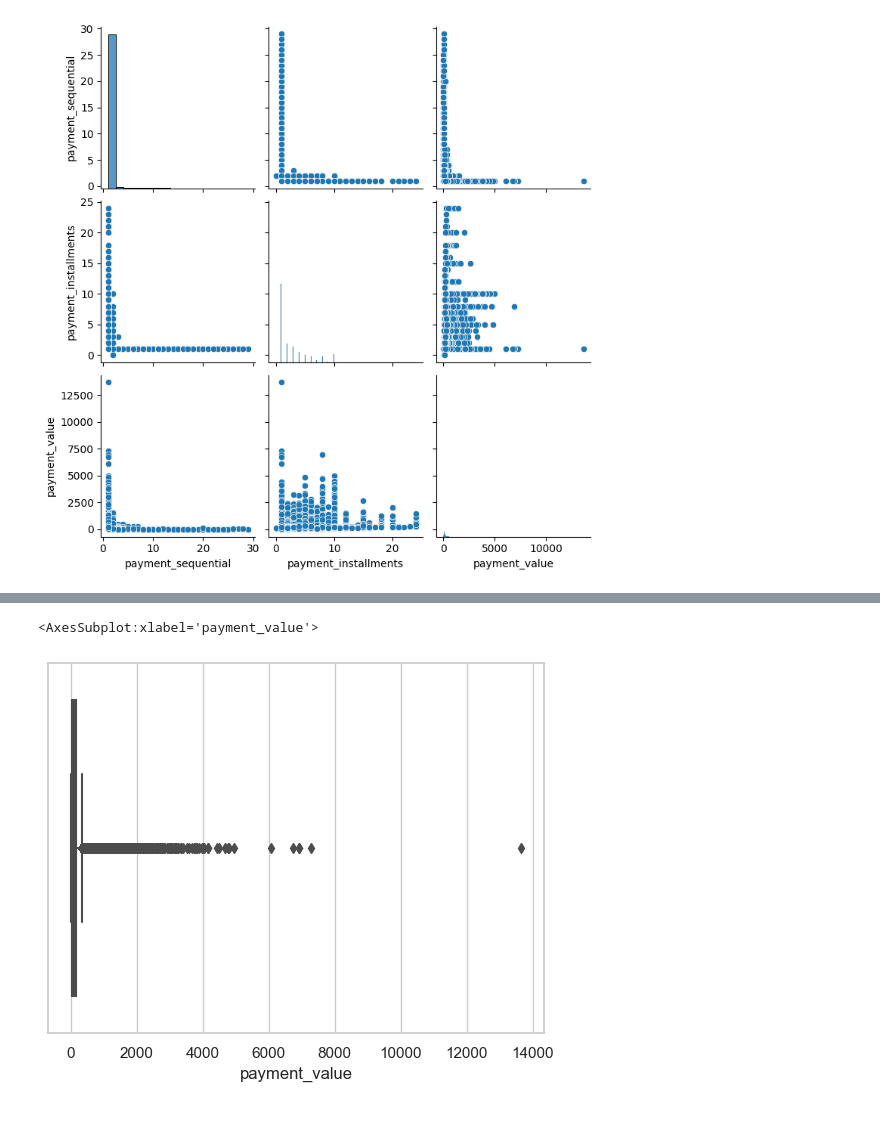
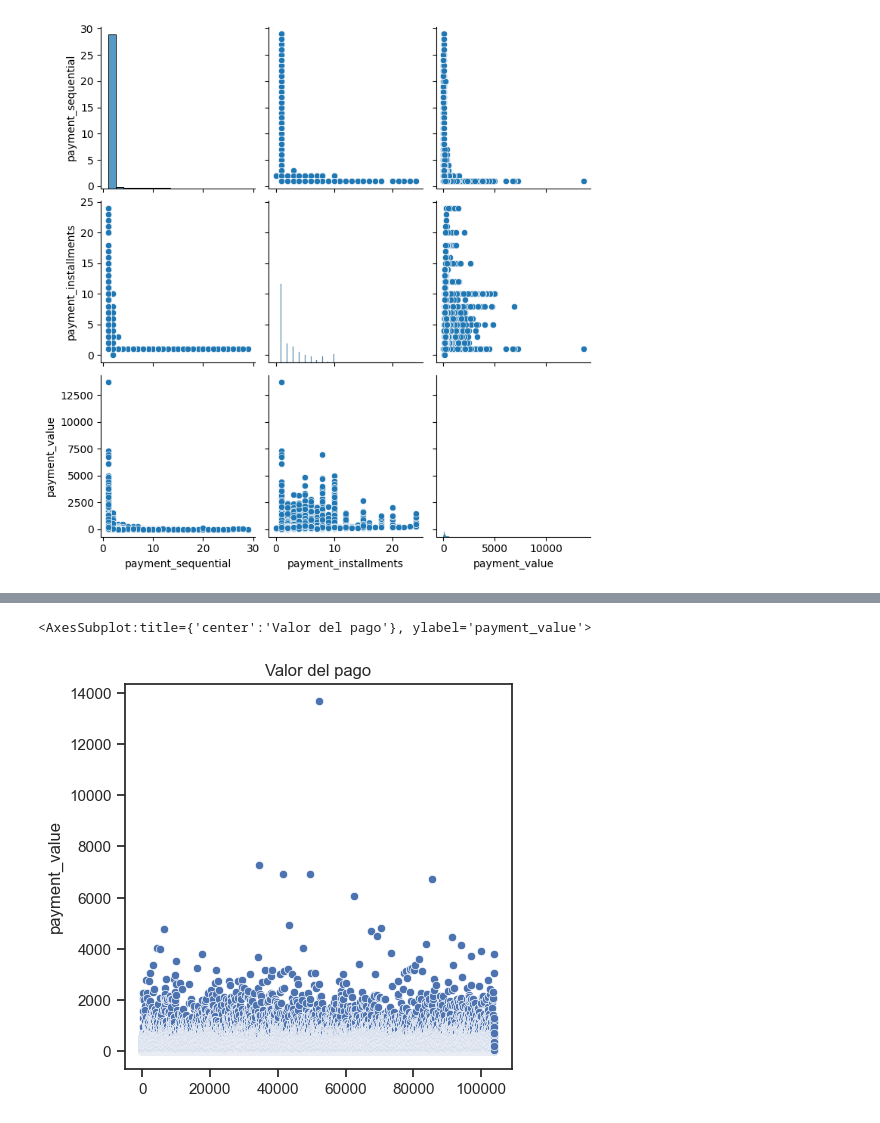
Before and after one commit to MelinaRG/Proyecto-Final-DATA, a Jupyter notebook: order_payments_Emma.ipynb, the cells around one changed output, grey strips where cells are left out. Saved outputs shown, nothing was run; the diff lists cells and outputs as text; code cells hidden in the pictures.

```diff
--- a/order_payments_Emma.ipynb
+++ b/order_payments_Emma.ipynb
@@ -103,7 +136,8 @@ sns.histplot(ordpay['payment_installments'])
 # %%
+#Con un gráfico de tipo scatter podemos ver mejor la distribución.
 plt.figure(figsize=(5,5))
-plt.title("Cantidad de cuotas")
-sns.scatterplot(ordpay['payment_installments'])
+plt.title("Valor del pago")
+sns.scatterplot(ordpay['payment_value'])
 # %% [output]
-<AxesSubplot:xlabel='payment_value'>
+<AxesSubplot:title={'center':'Valor del pago'}, ylabel='payment_value'>
-[figure, old version]
+[figure, new version]
```
Also changed, not shown: parts of 17 cells of this notebook, 1 other file.
